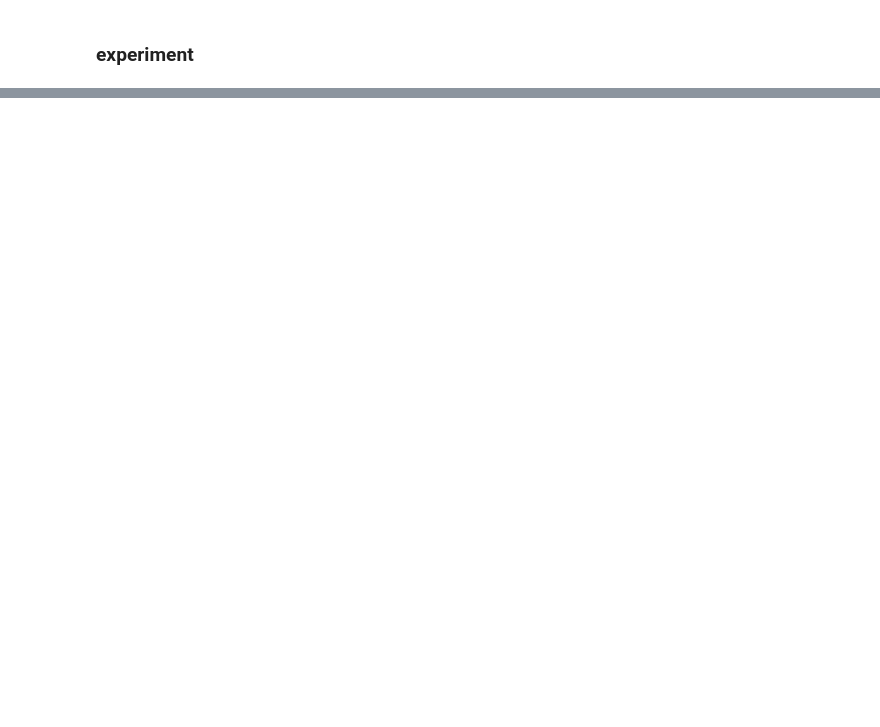
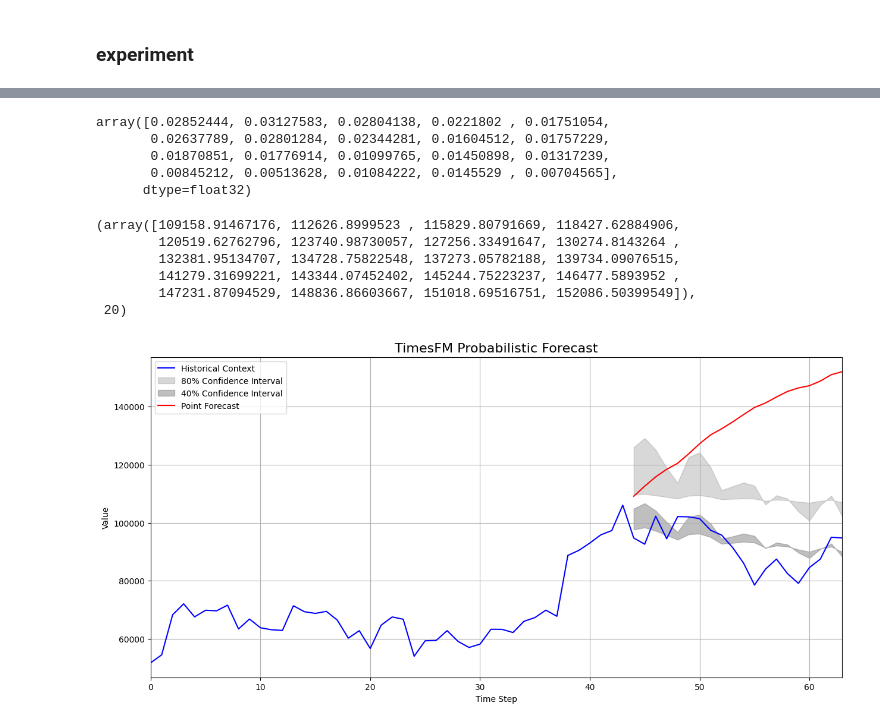
Before and after one commit to labrem/sapheneia, a Jupyter notebook: notebooks/marcelo/google_timesfm_v1.ipynb, the cells around one changed output, grey strips where cells are left out. Cells and saved outputs as stored; diff of their text form; code cells hidden in the pictures; blank space fills up the shorter version.

```diff
--- a/notebooks/marcelo/google_timesfm_v1.ipynb
+++ b/notebooks/marcelo/google_timesfm_v1.ipynb
@@ -322,0 +407,3 @@ data
+# %%
+z_log = normalize_data(x_log, normalizer, sigmoid=False)
+z_log
@@ -322,0 +436,76 @@ data
+# %%
+f_log = denormalize_data(data=point_forecast[0], normalizer=normalizer)
+f_log
+# %% [output]
+array([0.02852444, 0.03127583, 0.02804138, 0.0221802 , 0.01751054,
+       0.02637789, 0.02801284, 0.02344281, 0.01604512, 0.01757229,
+       0.01870851, 0.01776914, 0.01099765, 0.01450898, 0.01317239,
+       0.00845212, 0.00513628, 0.01084222, 0.0145529 , 0.00704565],
+      dtype=float32)
+# %%
+forecast = reverse_logreturns(initial=context[CONTEXT-HORIZON], logreturns=f_log)
+forecast,len(forecast)
+# %% [output]
+(array([109158.91467176, 112626.8999523 , 115829.80791669, 118427.62884906,
+        120519.62762796, 123740.98730057, 127256.33491647, 130274.8143264 ,
+        132381.95134707, 134728.75822548, 137273.05782188, 139734.09076515,
+        141279.31699221, 143344.07452402, 145244.75223237, 146477.5893952 ,
+        147231.87094529, 148836.86603667, 151018.69516751, 152086.50399549]),
+ 20)
+# %%
+n = len(experimental_quantile_forecast[0])
+quantiles = []
+for q_forecast in experimental_quantile_forecast[0]:
+    q_log = denormalize_data(data=q_forecast, normalizer=normalizer)
+    q = reverse_logreturns(initial=context[CONTEXT-HORIZON], logreturns=q_log)
+    quantiles.append(q)
+quantiles = np.array(quantiles)
+# %%
+
+plt.figure(figsize=(15, 7))
+
+# 1. Plot the historical data that the model used as input
+plt.plot(np.arange(CONTEXT), context[1:], 'b-', label="Historical Context")
+
+# Define the x-axis for the forecast period
+forecast_horizon = np.arange(CONTEXT-HORIZON, CONTEXT)
+
+# 2. Extract and plot the quantile forecasts to create the "cloud"
+# First, get the forecast batch (index 0) from the quantile data
+quantile_forecasts_1d = quantiles
+
+# Plot the 80% confidence interval (between 0.1 and 0.9 quantiles)
+plt.fill_between(
+    forecast_horizon,
+    quantile_forecasts_1d[:, 0], # 0.1 quantile at index 0
+    quantile_forecasts_1d[:, 8], # 0.9 quantile at index 8
+    color='gray',
+    alpha=0.3,
+    label='80% Confidence Interval'
+)
+
+# Plot the 40% confidence interval (between 0.3 and 0.7 quantiles)
+plt.fill_between(
+    forecast_horizon,
+    quantile_forecasts_1d[:, 2], # 0.3 quantile at index 2
+    quantile_forecasts_1d[:, 6], # 0.7 quantile at index 6
+    color='gray',
+    alpha=0.5,
+    label='40% Confidence Interval'
+)
+
+# 3. Plot the main point forecast
+# We use point_forecast[0] to select the 1D array from the 2D batch
+plt.plot(forecast_horizon, forecast, 'r-', label="Point Forecast")
+
+
+# --- Formatting ---
+plt.title("TimesFM Probabilistic Forecast", fontsize=16)
+plt.xlabel("Time Step")
+plt.ylabel("Value")
+plt.legend()
+plt.grid(True)
+plt.autoscale(axis='x', tight=True)
+plt.show()
+# %% [output]
+[figure, added]
```
Also changed, not shown: parts of 63 cells of this notebook, 2 other files.
